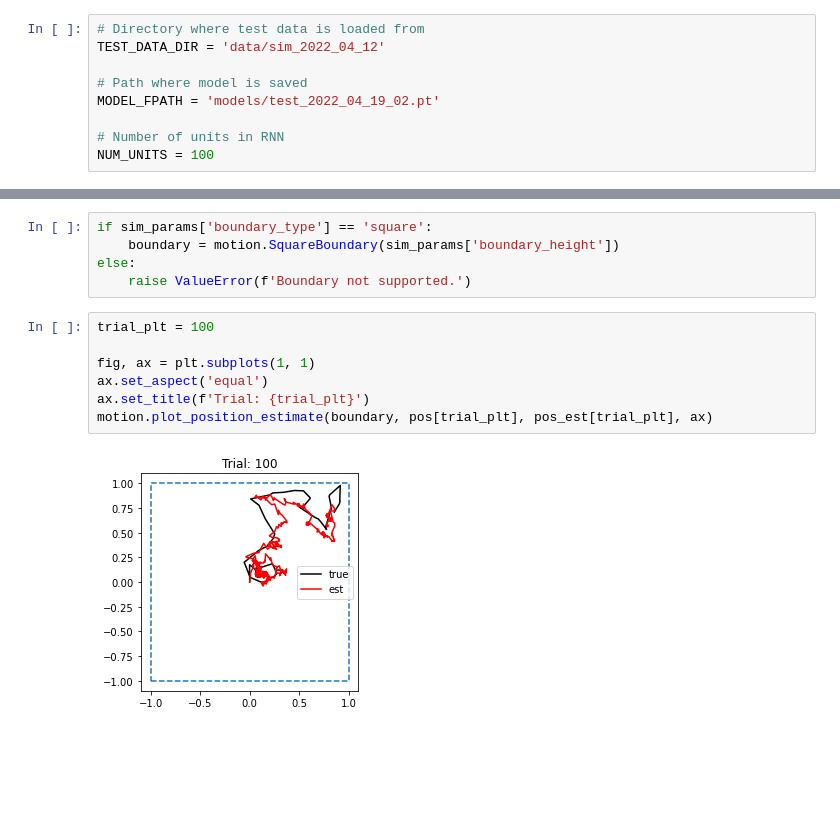
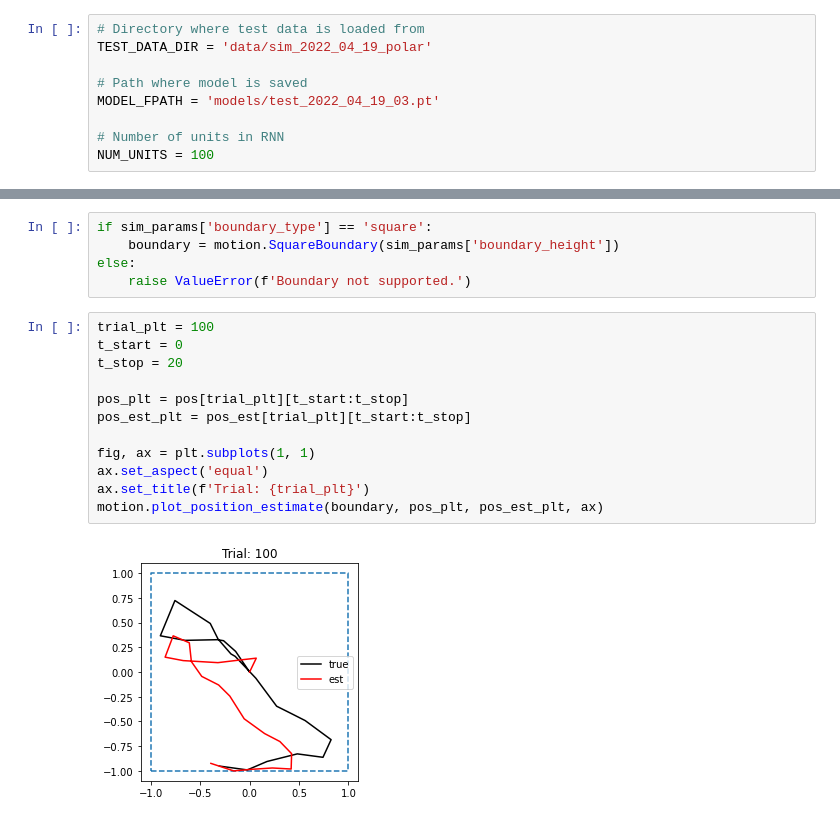
Before and after one commit to conormcgrory/rnn_spatial, a Jupyter notebook: examine_rnn_model.ipynb, the cells around one changed output, grey strips where cells are left out. Drawn from its saved outputs; the diff is of its cells as text; blank space fills up the shorter version.

Commit message:
Generated comparison plots showing bias in initial position

```diff
--- a/examine_rnn_model.ipynb
+++ b/examine_rnn_model.ipynb
@@ -7,10 +7,10 @@ import torch
 import motion, path_rnn
 # %%
 # Directory where test data is loaded from
-TEST_DATA_DIR = 'data/sim_2022_04_12'
+TEST_DATA_DIR = 'data/sim_2022_04_19_polar'
 
 # Path where model is saved
-MODEL_FPATH = 'models/test_2022_04_19_02.pt'
+MODEL_FPATH = 'models/test_2022_04_19_03.pt'
 
 # Number of units in RNN
 NUM_UNITS = 100
@@ -44,10 +44,15 @@ else:
     raise ValueError(f'Boundary not supported.')
 # %%
 trial_plt = 100
+t_start = 0
+t_stop = 20
+
+pos_plt = pos[trial_plt][t_start:t_stop]
+pos_est_plt = pos_est[trial_plt][t_start:t_stop]
 
 fig, ax = plt.subplots(1, 1)
 ax.set_aspect('equal')
 ax.set_title(f'Trial: {trial_plt}')
-motion.plot_position_estimate(boundary, pos[trial_plt], pos_est[trial_plt], ax)
+motion.plot_position_estimate(boundary, pos_plt, pos_est_plt, ax)
 # %% [output]
-[figure, old version]
+[figure, new version]
```
Also changed, not shown: parts of 4 cells of this notebook, 1 other file.
